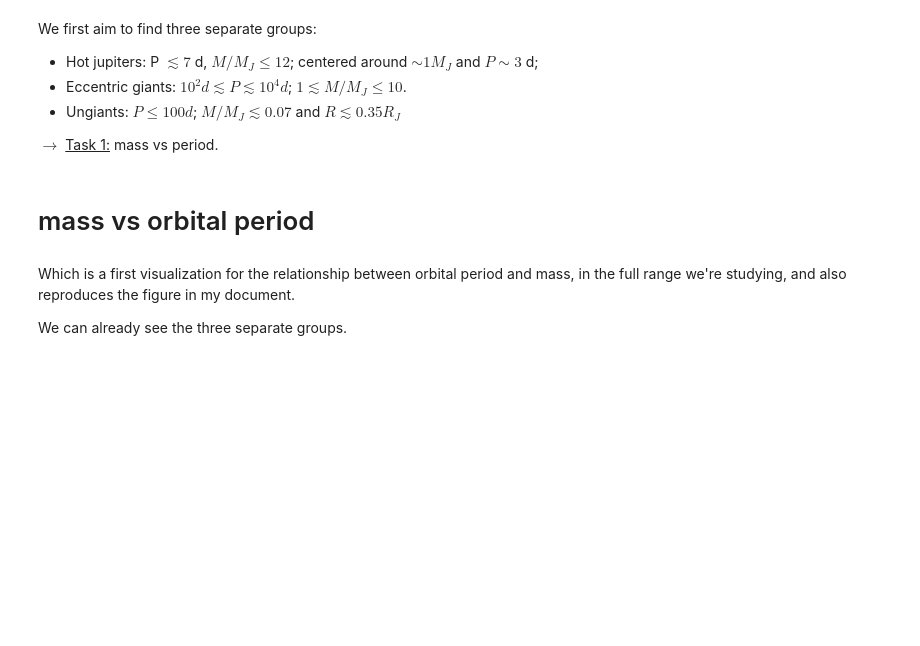
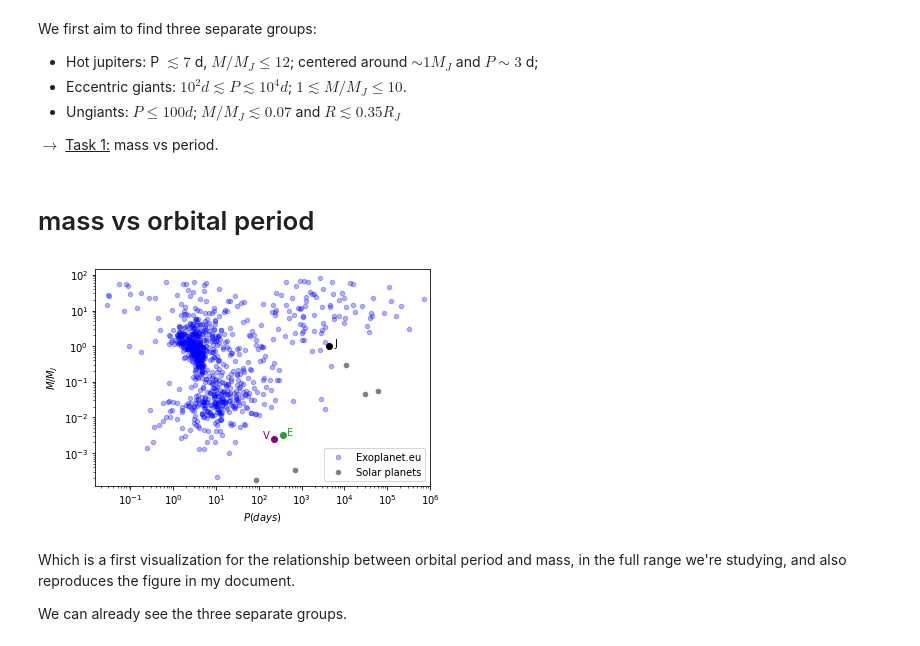
Before and after one commit to anaclb/exoplanets, a Jupyter notebook: read+groups.ipynb, the cells around one changed output. Saved outputs shown, nothing was run; the diff lists cells and outputs as text; code cells hidden in the pictures; blank space fills up the shorter version.

```diff
--- a/read+groups.ipynb
+++ b/read+groups.ipynb
@@ -89,25 +60,28 @@ $\rightarrow$ <u>Task 1:</u>  mass vs period.
 # mass vs orbital period
 # %%
 N = [1,2,5] #index of solar planets i'll distinguish on the plot
-planet_name, planet_color = ['V','E','J'], ['purple','tab:green','tab:red']
+planet_name, planet_color = ['V','E','J'], ['purple','tab:green','k']
 d=[-100,100,1600] #this helps put the labels in the right place
 
-#plt.scatter(P_solar, M_solar, label = "Solar planets",c='gray',s=20)
-#plt.scatter(P_EU_MP, M_EU_MP, label = "Exoplanet.eu",c='b',s=20)
-#plt.scatter(P_US_MP, M_US_MP, label= "NASA Archive",c='c',s=20)
-#for i,n in enumerate(N):
-#    plt.scatter(P_solar[n],M_solar[n],c=planet_color[i])
-#    plt.annotate(planet_name[i],(P_solar[n]+d[i],M_solar[n]),c=planet_color[i])
+plt.scatter(P, M, label = "Exoplanet.eu", c='b',s=20,alpha=0.3)
+plt.scatter(P_solar, M_solar, label = "Solar planets",c='gray', s=20)
 
-#plt.ylabel(r"$M/M_J$ - log scale")
-#plt.yscale('log')
-#plt.xscale('log')
-#plt.xlabel(r"$P (days)$ - log scale")
-#plt.ylim(12e-5,15e1)
-#plt.xlim(15e-3,10e5)
-#plt.legend(loc='lower right')
+for i,n in enumerate(N):
+    plt.scatter(P_solar[n],M_solar[n],c=planet_color[i])
+    plt.annotate(planet_name[i],(P_solar[n]+d[i],M_solar[n]),c=planet_color[i])
+
+plt.ylabel(r"$M/M_J$")
+plt.yscale('log')
+plt.xscale('log')
+plt.xlabel(r"$P (days)$")
+plt.ylim(12e-5,15e1)
+plt.xlim(15e-3,10e5)
+plt.legend(loc='lower right')
 #plt.title(r"Mass-Period")
-#plt.show()
+plt.savefig("data.pdf",dpi=1000,transparent=True)
+plt.show()
+# %% [output]
+[figure, added]
 # %% [markdown]
 Which is a first visualization for the relationship between orbital period and mass, in the full range we're studying, and also reproduces the figure in my document.
 
```
Also changed, not shown: parts of 25 cells of this notebook.
